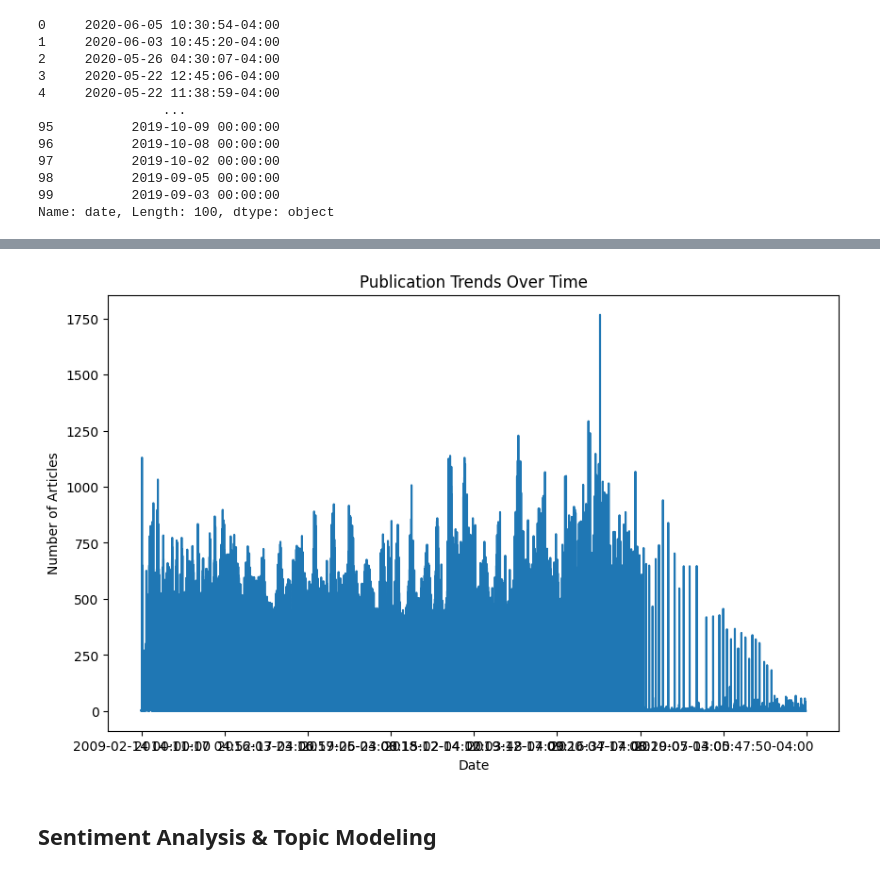
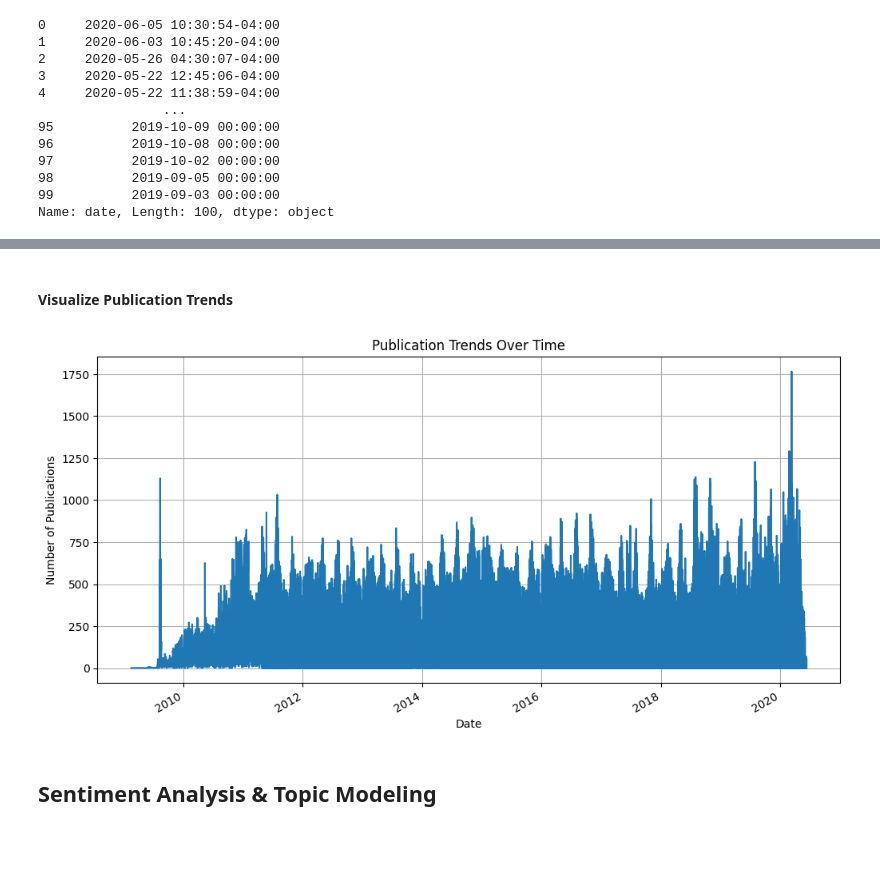
Before and after one commit to olaniSiyum/financial-news-analysis, a Jupyter notebook: notebooks/EDA.ipynb, the cells around one changed output, grey strips where cells are left out. Drawn from its saved outputs; the diff is of its cells as text; code cells hidden in the pictures; blank space fills up the shorter version.

```diff
--- a/notebooks/EDA.ipynb
+++ b/notebooks/EDA.ipynb
@@ -163,0 +159,5 @@ analyst_ratings.head()
+# %%
+analyst_ratings['date'] = pd.to_datetime(analyst_ratings['date'], format='ISO8601', utc=True)
+# %%
+publication_trends = analyst_ratings['date'].value_counts().sort_index()
+print(publication_trends.head())
@@ -164,12 +172,16 @@ analyst_ratings.head()
+# %% [markdown]
+#### Visualize Publication Trends
 # %%
-plt.figure(figsize=(10, 6))
+# Plot publication trends
+plt.figure(figsize=(12, 6))
 publication_trends.plot()
 plt.title('Publication Trends Over Time')
 plt.xlabel('Date')
-plt.ylabel('Number of Articles')
+plt.ylabel('Number of Publications')
+plt.grid(True)
 plt.show()
 # %% [output]
-[figure, old version]
+[figure, new version]
 # %% [markdown]
 ## Sentiment Analysis & Topic Modeling
 # %% [markdown]
```
Also changed, not shown: parts of 15 cells of this notebook, 5 other files.
